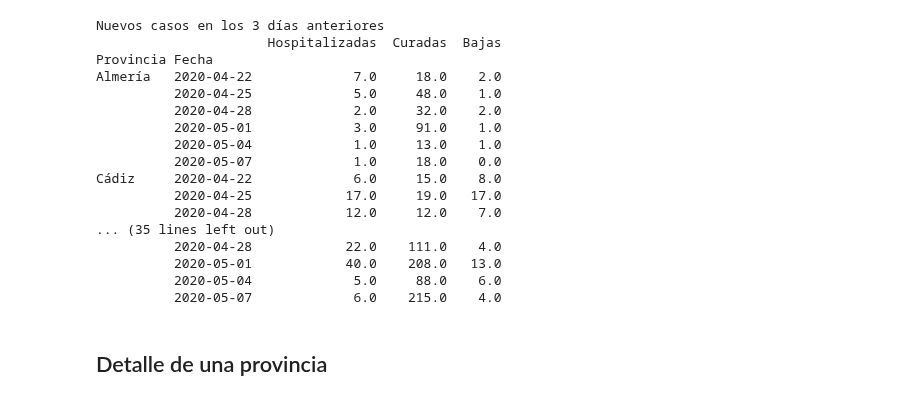
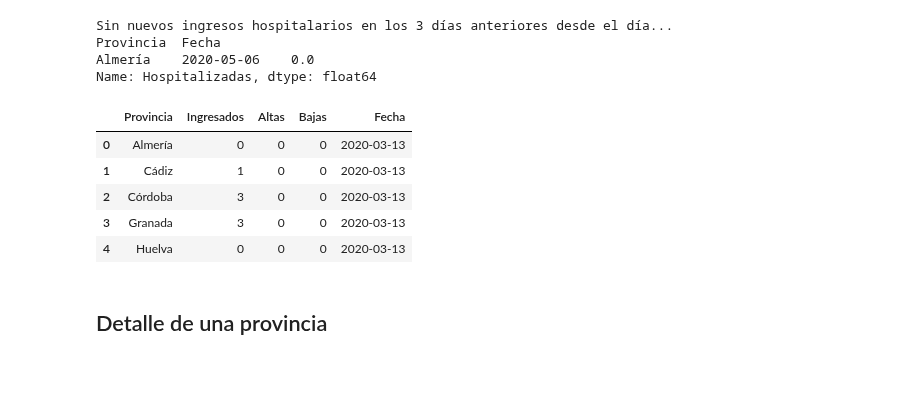
Before and after one commit to kfern/jupyter, a Jupyter notebook: covid19-es-and/growFactor.ipynb, the cells around one changed output. Cells and saved outputs as stored; diff of their text form; code cells hidden in the pictures; blank space fills up the shorter version.

```diff
--- a/covid19-es-and/growFactor.ipynb
+++ b/covid19-es-and/growFactor.ipynb
@@ -57,26 +57,22 @@ dfN.drop(index=first_fecha, level='Fecha', inplace=True)
 # Se borran las filas de Total
 dfN.drop(index='Total', level='Provincia', inplace=True)
 # %%
-print('Nuevos casos en los ' + str(c_freq) + ' días anteriores')
-print(dfN.sort_index())
+print('Sin nuevos ingresos hospitalarios en los ' + str(c_freq) + ' días anteriores desde el día...')
+print(dfN.sort_index()[ dfN['Hospitalizadas'] == 0 ][0:1]['Hospitalizadas'] )
 # %% [output]
-Nuevos casos en los 3 días anteriores
-                      Hospitalizadas  Curadas  Bajas
-Provincia Fecha
-Almería   2020-04-22             7.0     18.0    2.0
-          2020-04-25             5.0     48.0    1.0
-          2020-04-28             2.0     32.0    2.0
-          2020-05-01             3.0     91.0    1.0
-          2020-05-04             1.0     13.0    1.0
-          2020-05-07             1.0     18.0    0.0
-Cádiz     2020-04-22             6.0     15.0    8.0
-          2020-04-25            17.0     19.0   17.0
-          2020-04-28            12.0     12.0    7.0
-... (35 lines left out)
-          2020-04-28            22.0    111.0    4.0
-          2020-05-01            40.0    208.0   13.0
-          2020-05-04             5.0     88.0    6.0
-          2020-05-07             6.0    215.0    4.0
+Sin nuevos ingresos hospitalarios en los 3 días anteriores desde el día...
+Provincia  Fecha
+Almería    2020-05-06    0.0
+Name: Hospitalizadas, dtype: float64
+# %%
+df.head()
+# %% [output]
+|  | Provincia | Ingresados | Altas | Bajas | Fecha |
+| 0 | Almería | 0 | 0 | 0 | 2020-03-13 |
+| 1 | Cádiz | 1 | 0 | 0 | 2020-03-13 |
+| 2 | Córdoba | 3 | 0 | 0 | 2020-03-13 |
+| 3 | Granada | 3 | 0 | 0 | 2020-03-13 |
+| 4 | Huelva | 0 | 0 | 0 | 2020-03-13 |
 # %% [markdown]
 ## Detalle de una provincia
 # %%
```
Also changed, not shown: parts of 10 cells of this notebook.
